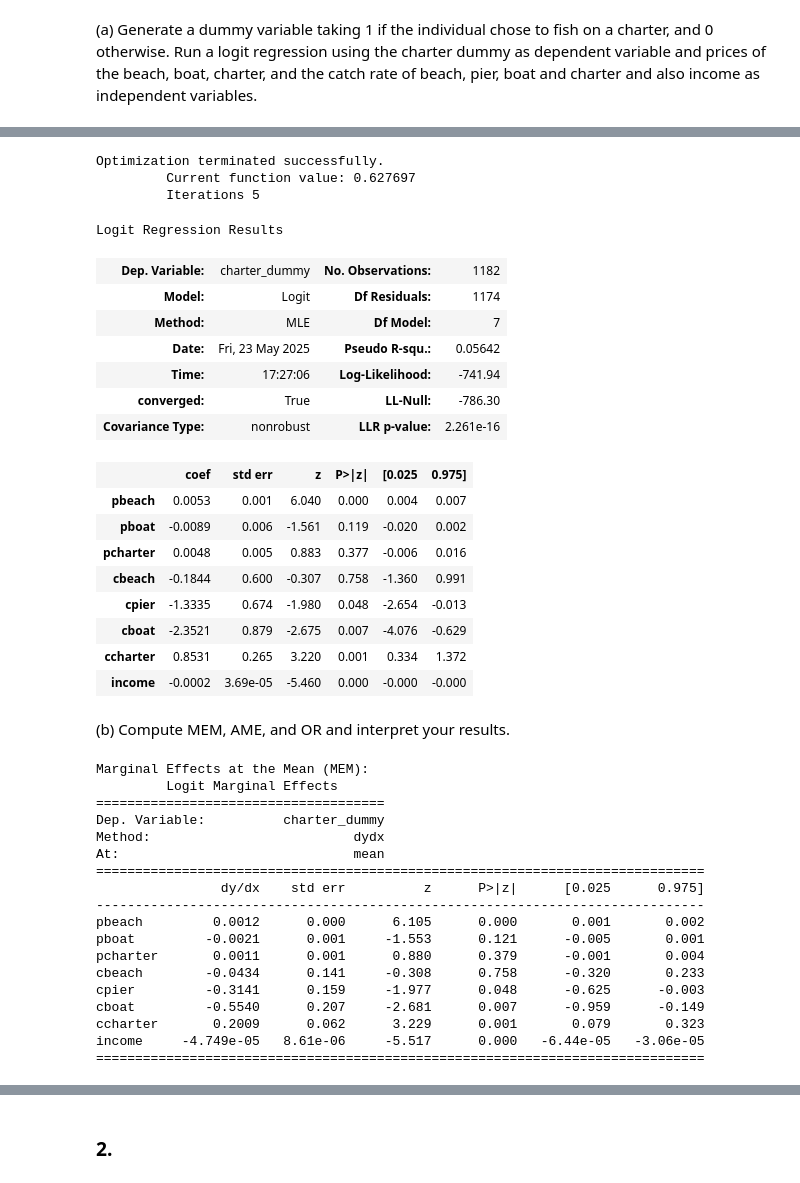
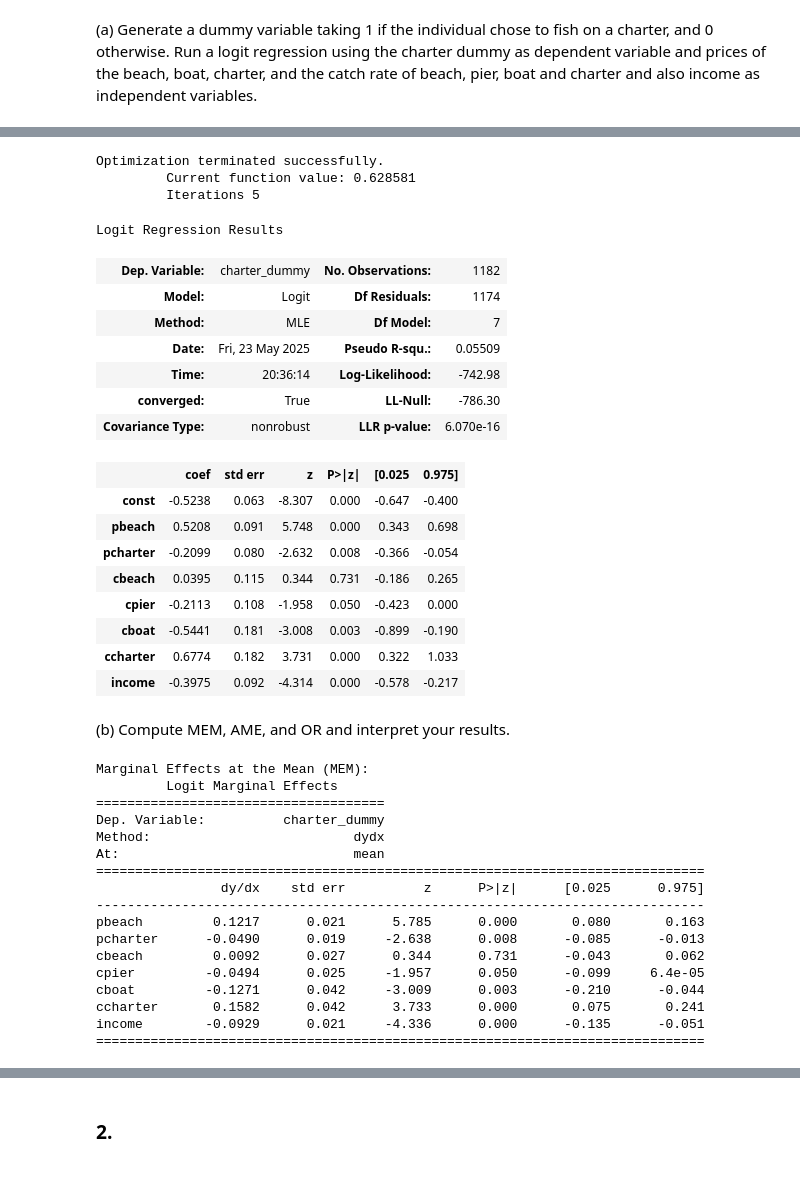
Before and after one commit to data-stepper/latex-university-shit, a Jupyter notebook: Abgaben/Empirical Evaluation of Market Outcomes/Assignment 2.ipynb, the cells around one changed output, grey strips where cells are left out. Cells and saved outputs as stored; diff of their text form; code cells hidden in the pictures.

```diff
--- a/Abgaben/Empirical Evaluation of Market Outcomes/Assignment 2.ipynb
+++ b/Abgaben/Empirical Evaluation of Market Outcomes/Assignment 2.ipynb
@@ -33,18 +33,20 @@ raw_df
 and prices of the beach, boat, charter, and the catch rate of beach, pier, boat and
 charter and also income as independent variables.
 # %%
-X, y = raw_df.assign(
+X_raw, y = raw_df.assign(
     charter_dummy = (raw_df['mode'] == 'charter').astype(int)
 ).pipe(
     lambda df: (
-        df[['pbeach', 'pboat', 'pcharter', 'cbeach', 'cpier', 'cboat', 'ccharter', 'income']],
+        df[['pbeach', 'pcharter', 'cbeach', 'cpier', 'cboat', 'ccharter', 'income']],
         df['charter_dummy']
     )
 )
 print("Value Counts for y:\n{}".format(y.value_counts()))
 
 print("Descriptive Statistics for X:")
-X.describe()
+display(X_raw.describe())
+
+X = X_raw.pipe(lambda df: (df - df.mean()) / df.std())
 # %% [output]
 Value Counts for y:
 charter_dummy
@@ -64,27 +76,27 @@ Descriptive Statistics for X:
 # %%
-result = sm.Logit(y, X).fit()
+result = sm.Logit(y, sm.add_constant(X)).fit()
 result.summary()
 # %% [output]
 Optimization terminated successfully.
-         Current function value: 0.627697
+         Current function value: 0.628581
          Iterations 5
 Logit Regression Results
 | Dep. Variable: | charter_dummy | No. Observations: | 1182 |
 | Model: | Logit | Df Residuals: | 1174 |
 | Method: | MLE | Df Model: | 7 |
-| Date: | Fri, 23 May 2025 | Pseudo R-squ.: | 0.05642 |
-| Time: | 17:27:06 | Log-Likelihood: | -741.94 |
+| Date: | Fri, 23 May 2025 | Pseudo R-squ.: | 0.05509 |
+| Time: | 20:36:14 | Log-Likelihood: | -742.98 |
 | converged: | True | LL-Null: | -786.30 |
-| Covariance Type: | nonrobust | LLR p-value: | 2.261e-16 |
+| Covariance Type: | nonrobust | LLR p-value: | 6.070e-16 |
 |  | coef | std err | z | P>|z| | [0.025 | 0.975] |
-| pbeach | 0.0053 | 0.001 | 6.040 | 0.000 | 0.004 | 0.007 |
-| pboat | -0.0089 | 0.006 | -1.561 | 0.119 | -0.020 | 0.002 |
-| pcharter | 0.0048 | 0.005 | 0.883 | 0.377 | -0.006 | 0.016 |
-| cbeach | -0.1844 | 0.600 | -0.307 | 0.758 | -1.360 | 0.991 |
-| cpier | -1.3335 | 0.674 | -1.980 | 0.048 | -2.654 | -0.013 |
-| cboat | -2.3521 | 0.879 | -2.675 | 0.007 | -4.076 | -0.629 |
-| ccharter | 0.8531 | 0.265 | 3.220 | 0.001 | 0.334 | 1.372 |
-| income | -0.0002 | 3.69e-05 | -5.460 | 0.000 | -0.000 | -0.000 |
+| const | -0.5238 | 0.063 | -8.307 | 0.000 | -0.647 | -0.400 |
+| pbeach | 0.5208 | 0.091 | 5.748 | 0.000 | 0.343 | 0.698 |
+| pcharter | -0.2099 | 0.080 | -2.632 | 0.008 | -0.366 | -0.054 |
+| cbeach | 0.0395 | 0.115 | 0.344 | 0.731 | -0.186 | 0.265 |
+| cpier | -0.2113 | 0.108 | -1.958 | 0.050 | -0.423 | 0.000 |
+| cboat | -0.5441 | 0.181 | -3.008 | 0.003 | -0.899 | -0.190 |
+| ccharter | 0.6774 | 0.182 | 3.731 | 0.000 | 0.322 | 1.033 |
+| income | -0.3975 | 0.092 | -4.314 | 0.000 | -0.578 | -0.217 |
 # %% [markdown]
 (b) Compute MEM, AME, and OR and interpret your results.
 # %%
@@ -101,14 +113,13 @@ At:                              mean
 ==============================================================================
                 dy/dx    std err          z      P>|z|      [0.025      0.975]
 ------------------------------------------------------------------------------
-pbeach         0.0012      0.000      6.105      0.000       0.001       0.002
-pboat         -0.0021      0.001     -1.553      0.121      -0.005       0.001
-pcharter       0.0011      0.001      0.880      0.379      -0.001       0.004
-cbeach        -0.0434      0.141     -0.308      0.758      -0.320       0.233
-cpier         -0.3141      0.159     -1.977      0.048      -0.625      -0.003
-cboat         -0.5540      0.207     -2.681      0.007      -0.959      -0.149
-ccharter       0.2009      0.062      3.229      0.001       0.079       0.323
-income     -4.749e-05   8.61e-06     -5.517      0.000   -6.44e-05   -3.06e-05
+pbeach         0.1217      0.021      5.785      0.000       0.080       0.163
+pcharter      -0.0490      0.019     -2.638      0.008      -0.085      -0.013
+cbeach         0.0092      0.027      0.344      0.731      -0.043       0.062
+cpier         -0.0494      0.025     -1.957      0.050      -0.099     6.4e-05
+cboat         -0.1271      0.042     -3.009      0.003      -0.210      -0.044
+ccharter       0.1582      0.042      3.733      0.000       0.075       0.241
+income        -0.0929      0.021     -4.336      0.000      -0.135      -0.051
 ==============================================================================
 # %%
 # Average Marginal Effects (AME)
```
Also changed, not shown: parts of 13 cells of this notebook, 2 other files.
